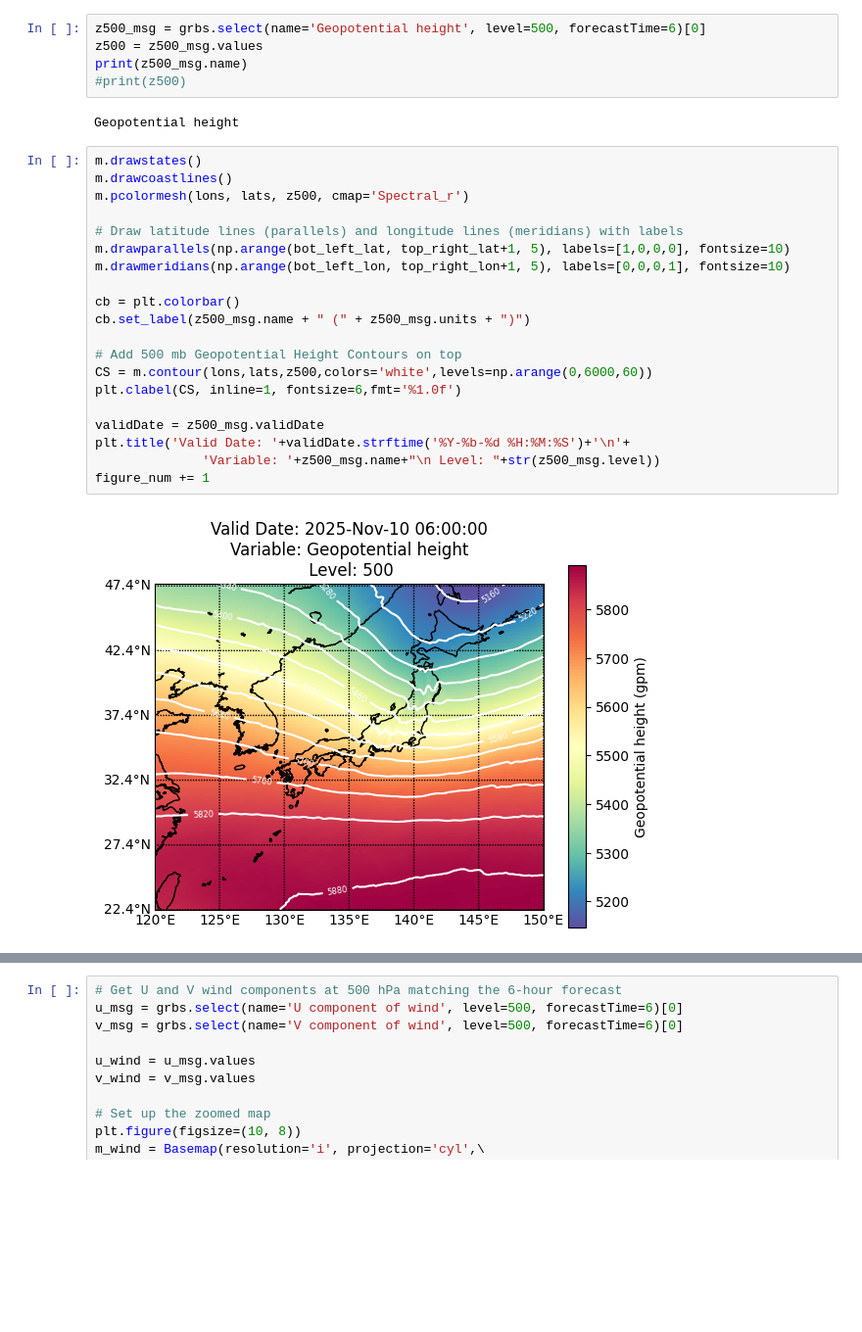
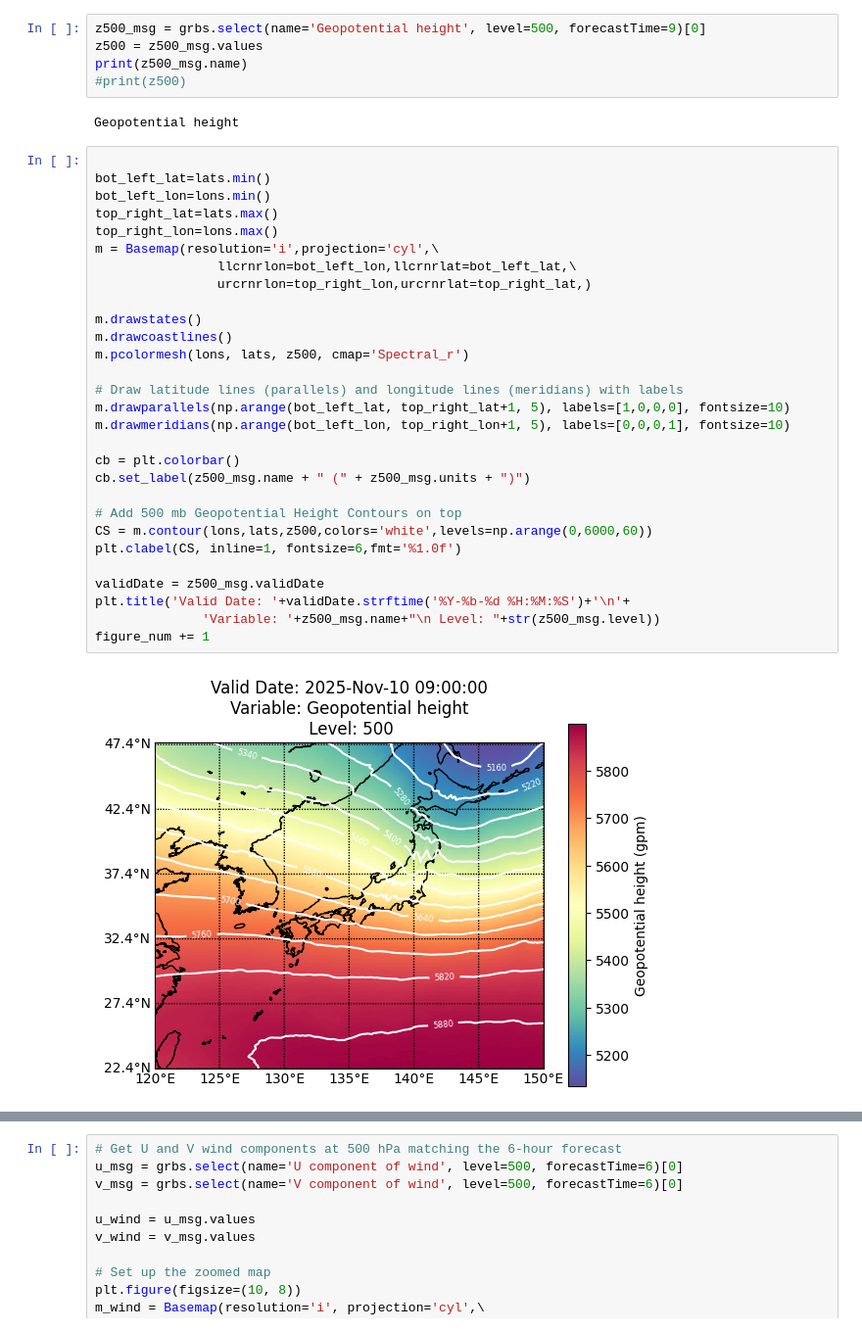
Before and after one commit to senchiao/HRRR_plots, a Jupyter notebook: JMA_MSM_model.ipynb, the cells around one changed output, grey strips where cells are left out. Shown at 98% size. Saved outputs shown, nothing was run; the diff lists cells and outputs as text; blank space fills up the shorter version.

```diff
--- a/JMA_MSM_model.ipynb
+++ b/JMA_MSM_model.ipynb
@@ -66,34 +66,43 @@ print(sorted(list(fcst_times)))
 Forecast times (in hours) found in the file:
 [0, 3, 6, 9, 12, 15]
 # %%
-z500_msg = grbs.select(name='Geopotential height', level=500, forecastTime=6)[0]
+z500_msg = grbs.select(name='Geopotential height', level=500, forecastTime=9)[0]
 z500 = z500_msg.values
 print(z500_msg.name)
 #print(z500)
 # %% [output]
 Geopotential height
 # %%
+
+bot_left_lat=lats.min()
+bot_left_lon=lons.min()
+top_right_lat=lats.max()
+top_right_lon=lons.max()
+m = Basemap(resolution='i',projection='cyl',\
+                llcrnrlon=bot_left_lon,llcrnrlat=bot_left_lat,\
+                urcrnrlon=top_right_lon,urcrnrlat=top_right_lat,)
+
 m.drawstates()
 m.drawcoastlines()
 m.pcolormesh(lons, lats, z500, cmap='Spectral_r')
 
 # Draw latitude lines (parallels) and longitude lines (meridians) with labels
 m.drawparallels(np.arange(bot_left_lat, top_right_lat+1, 5), labels=[1,0,0,0], fontsize=10)
 m.drawmeridians(np.arange(bot_left_lon, top_right_lon+1, 5), labels=[0,0,0,1], fontsize=10)
 
 cb = plt.colorbar()
 cb.set_label(z500_msg.name + " (" + z500_msg.units + ")")
 
 # Add 500 mb Geopotential Height Contours on top
 CS = m.contour(lons,lats,z500,colors='white',levels=np.arange(0,6000,60))
 plt.clabel(CS, inline=1, fontsize=6,fmt='%1.0f')
 
 validDate = z500_msg.validDate
 plt.title('Valid Date: '+validDate.strftime('%Y-%b-%d %H:%M:%S')+'\n'+
               'Variable: '+z500_msg.name+"\n Level: "+str(z500_msg.level))
 figure_num += 1
 # %% [output]
-[figure, old version]
+[figure, new version]
 # %%
 zoom_bot_left_lon  = 125.
 zoom_bot_left_lat  = 32.
```
Also changed, not shown: parts of 2 cells of this notebook.
